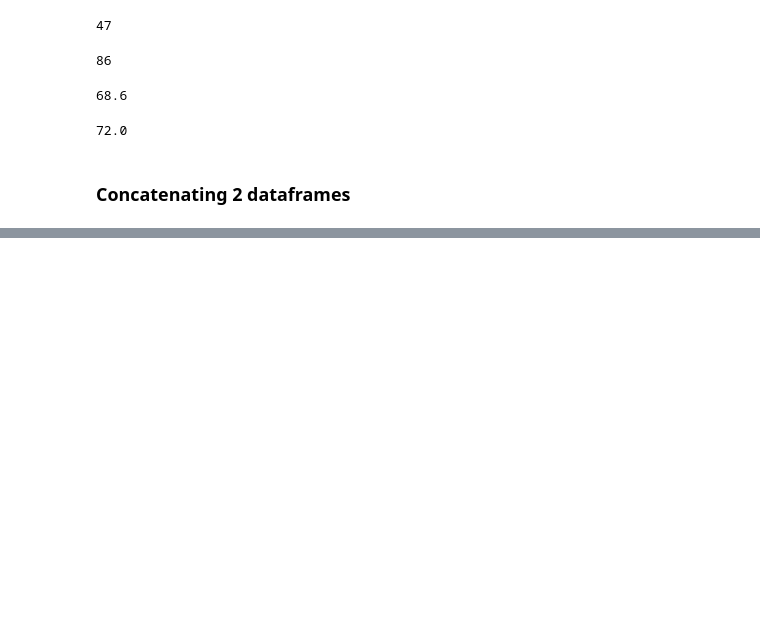
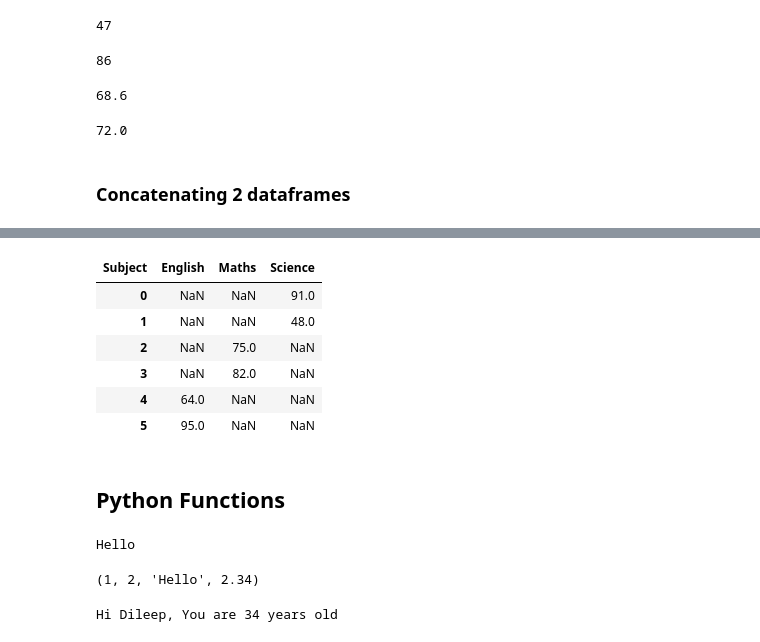
Before and after one commit to dileepsathyan/100daysofcode, a Jupyter notebook: day_52.ipynb, the cells around one changed output, grey strips where cells are left out. Saved outputs shown, nothing was run; the diff lists cells and outputs as text; code cells hidden in the pictures; blank space fills up the shorter version.

```diff
--- a/day_52.ipynb
+++ b/day_52.ipynb
@@ -571,0 +653,3 @@ df6["Science"].median()
+# %%
+df_melted = df8.melt().rename(columns={'variable': 'Subject', 'value': 'Marks'})
+df_melted
@@ -571,0 +664,40 @@ df6["Science"].median()
+# %%
+df_melted.pivot(columns='Subject', values='Marks')
+# %% [output]
+| Subject | English | Maths | Science |
+| 0 | NaN | NaN | 91.0 |
+| 1 | NaN | NaN | 48.0 |
+| 2 | NaN | 75.0 | NaN |
+| 3 | NaN | 82.0 | NaN |
+| 4 | 64.0 | NaN | NaN |
+| 5 | 95.0 | NaN | NaN |
+# %% [markdown]
+## Python Functions
+# %%
+def func1(arg):
+    print(arg)
+
+
+func1("Hello")
+# %% [output]
+Hello
+# %%
+# When the number of arguments are arbitrary
+
+def func2(*args):
+    print(args)
+
+
+func2(1,2,"Hello", 2.34)
+# %% [output]
+(1, 2, 'Hello', 2.34)
+# %%
+# Keyword function
+
+def func3(name, age):
+    print(f"Hi {name}, You are {age} years old")
+
+
+func3("Dileep", 34)
+# %% [output]
+Hi Dileep, You are 34 years old
```
Also changed, not shown: parts of 9 cells of this notebook.
